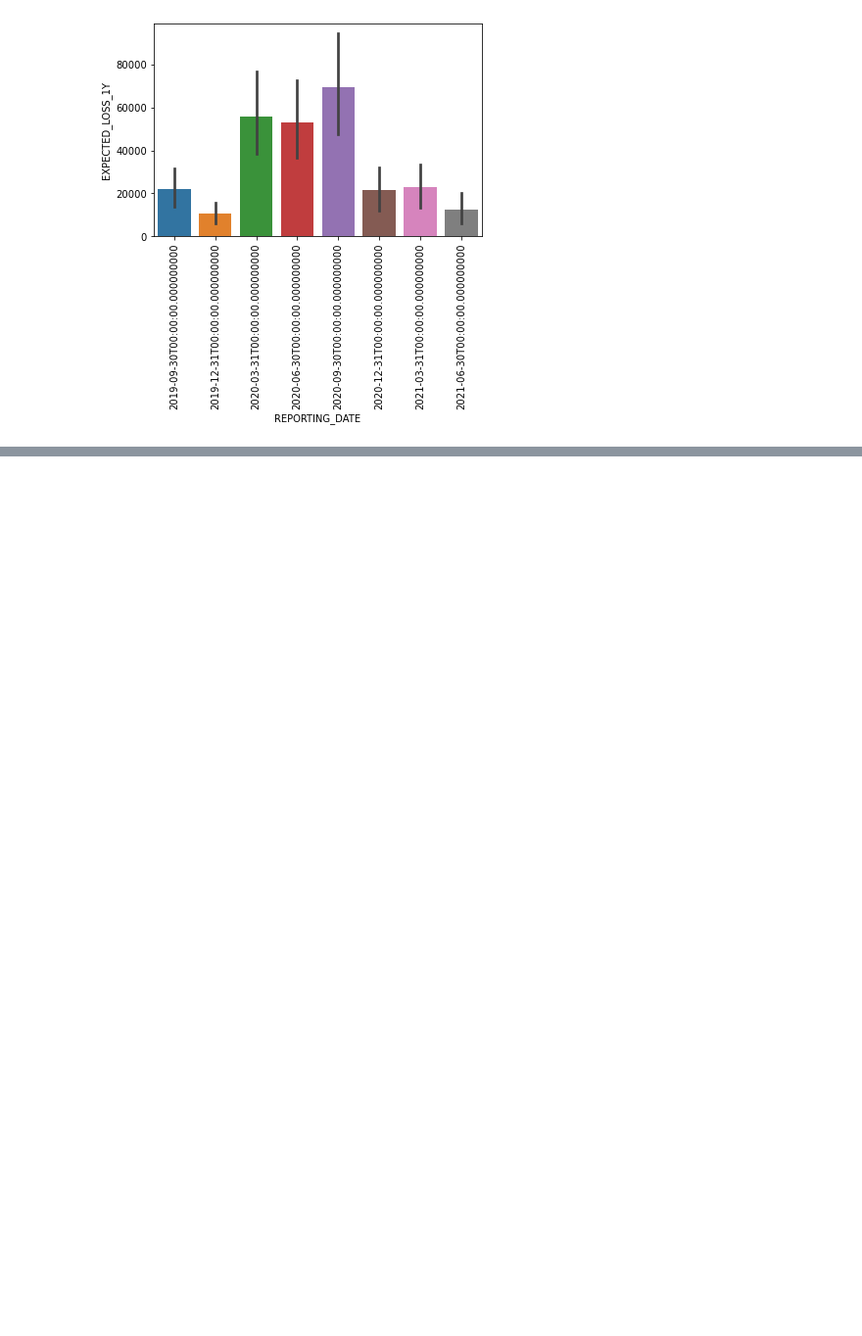
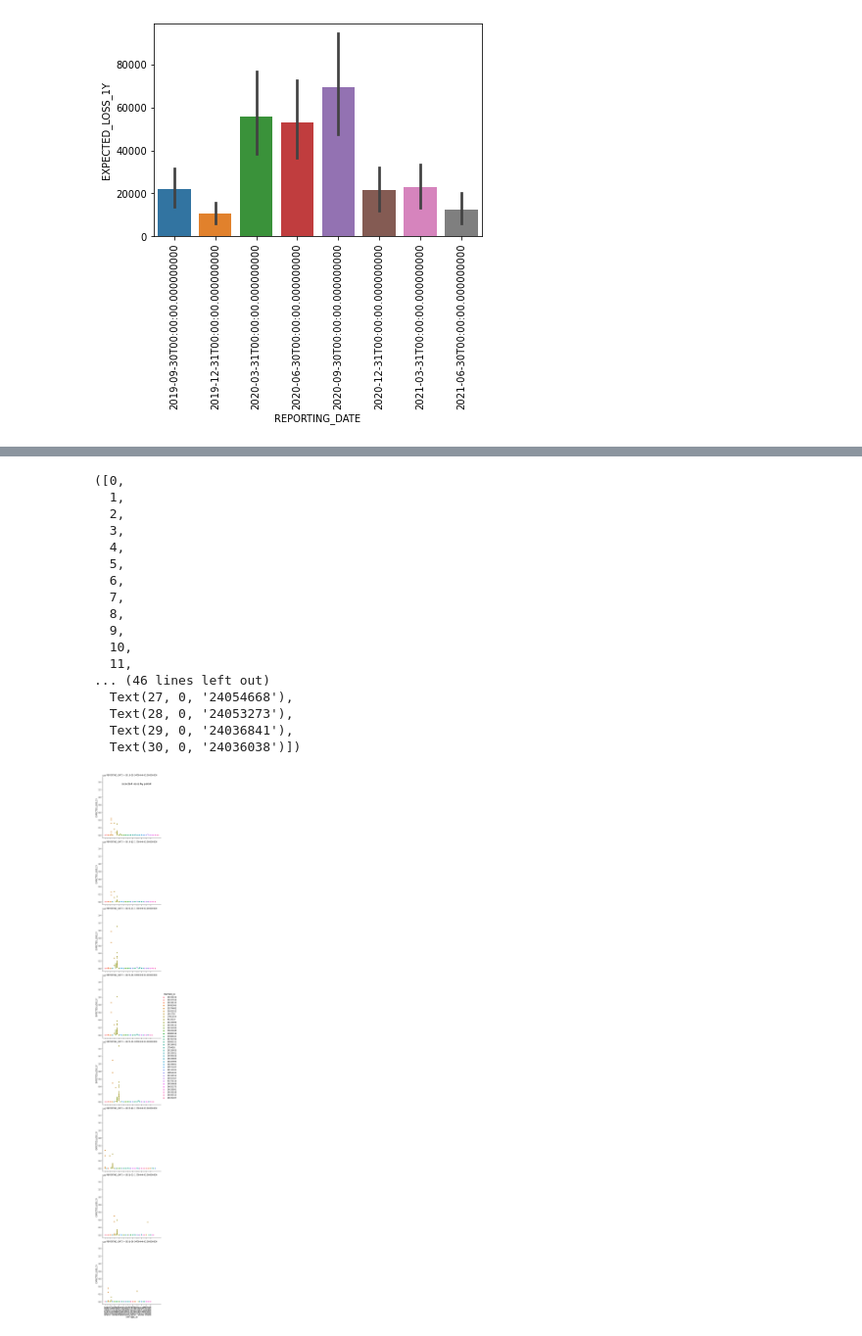
Before and after one commit to lucavice76/UCDPA_LucaVicentini, a Jupyter notebook: Project2.ipynb, the cells around one changed output, grey strips where cells are left out. Shown at 98% size. Saved outputs shown, nothing was run; the diff lists cells and outputs as text; code cells hidden in the pictures; blank space fills up the shorter version.

```diff
--- a/Project2.ipynb
+++ b/Project2.ipynb
@@ -361,0 +384,23 @@ plt.xticks(rotation=90);
+# %%
+g = sns.relplot(data=ECL_Study_CPTY_Country_Codes, x="PARTNER_ID", y="EXPECTED_LOSS_1Y", row="REPORTING_DATE", kind="scatter", hue="PARTNER_ID");
+g.fig.suptitle("Expected losses by period")
+plt.xticks(rotation=90)
+# %% [output]
+([0,
+  1,
+  2,
+  3,
+  4,
+  5,
+  6,
+  7,
+  8,
+  9,
+  10,
+  11,
+... (46 lines left out)
+  Text(27, 0, '24054668'),
+  Text(28, 0, '24053273'),
+  Text(29, 0, '24036841'),
+  Text(30, 0, '24036038')])
+[figure, added]
```
Also changed, not shown: parts of 14 cells of this notebook.
